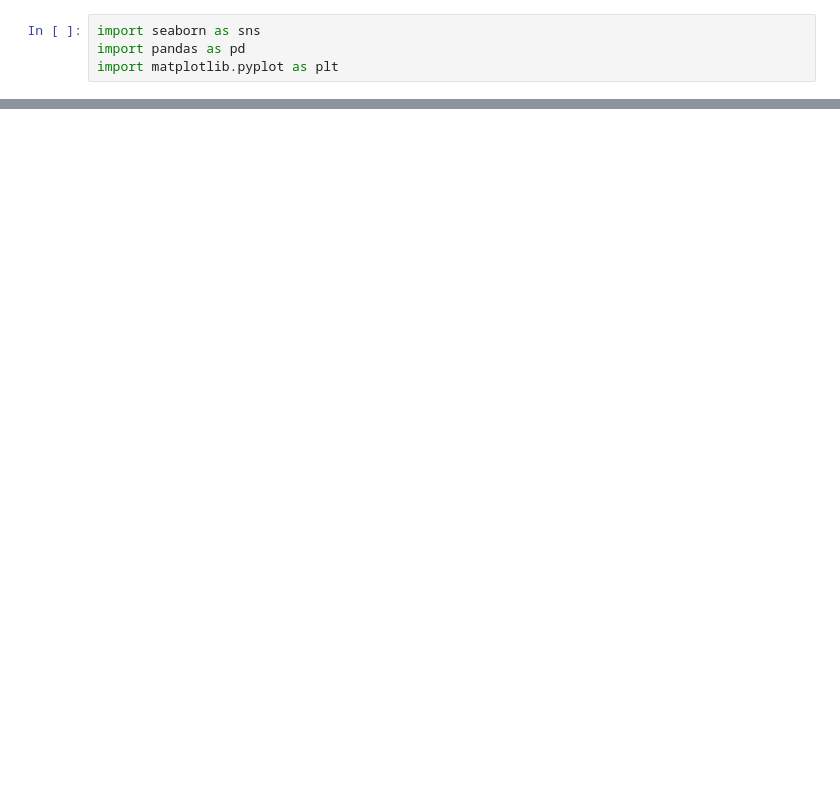
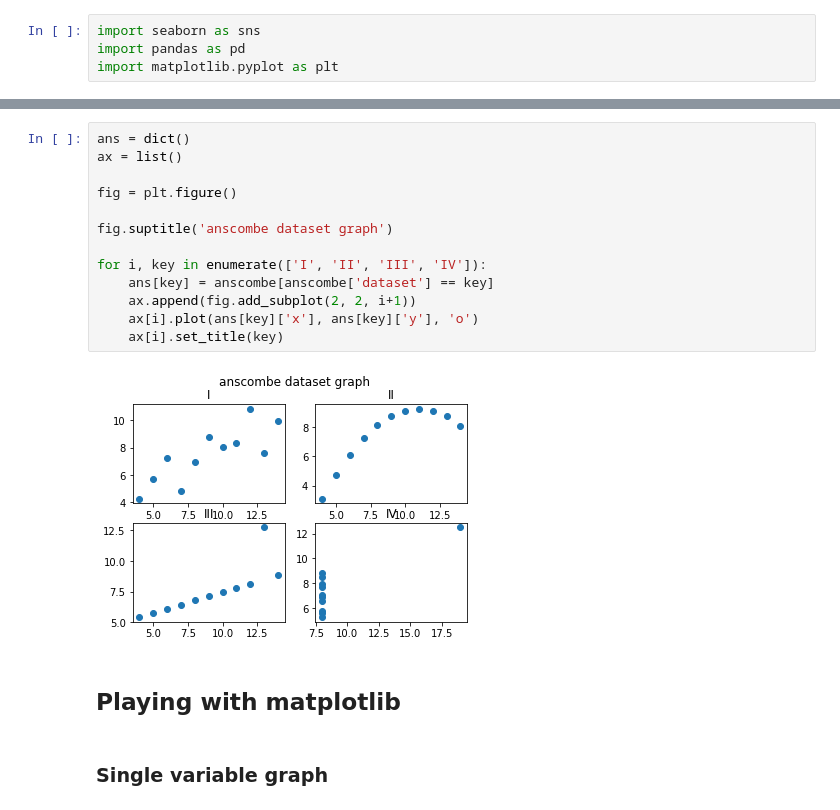
Before and after one commit to hygoni/DataAnalysis, a Jupyter notebook: HelloPandas/5.Various_Graphs_Representing_Data.ipynb, the cells around one changed output, grey strips where cells are left out. Cells and saved outputs as stored; diff of their text form; blank space fills up the shorter version.

```diff
--- a/HelloPandas/5.Various_Graphs_Representing_Data.ipynb
+++ b/HelloPandas/5.Various_Graphs_Representing_Data.ipynb
@@ -43,0 +27,19 @@ fig.show()
+# %%
+ans = dict()
+ax = list()
+
+fig = plt.figure()
+
+fig.suptitle('anscombe dataset graph')
+
+for i, key in enumerate(['I', 'II', 'III', 'IV']):
+    ans[key] = anscombe[anscombe['dataset'] == key]
+    ax.append(fig.add_subplot(2, 2, i+1))
+    ax[i].plot(ans[key]['x'], ans[key]['y'], 'o')
+    ax[i].set_title(key)
+# %% [output]
+[figure, added]
+# %% [markdown]
+## Playing with matplotlib
+# %% [markdown]
+### Single variable graph
```
Also changed, not shown: parts of 15 cells of this notebook.
